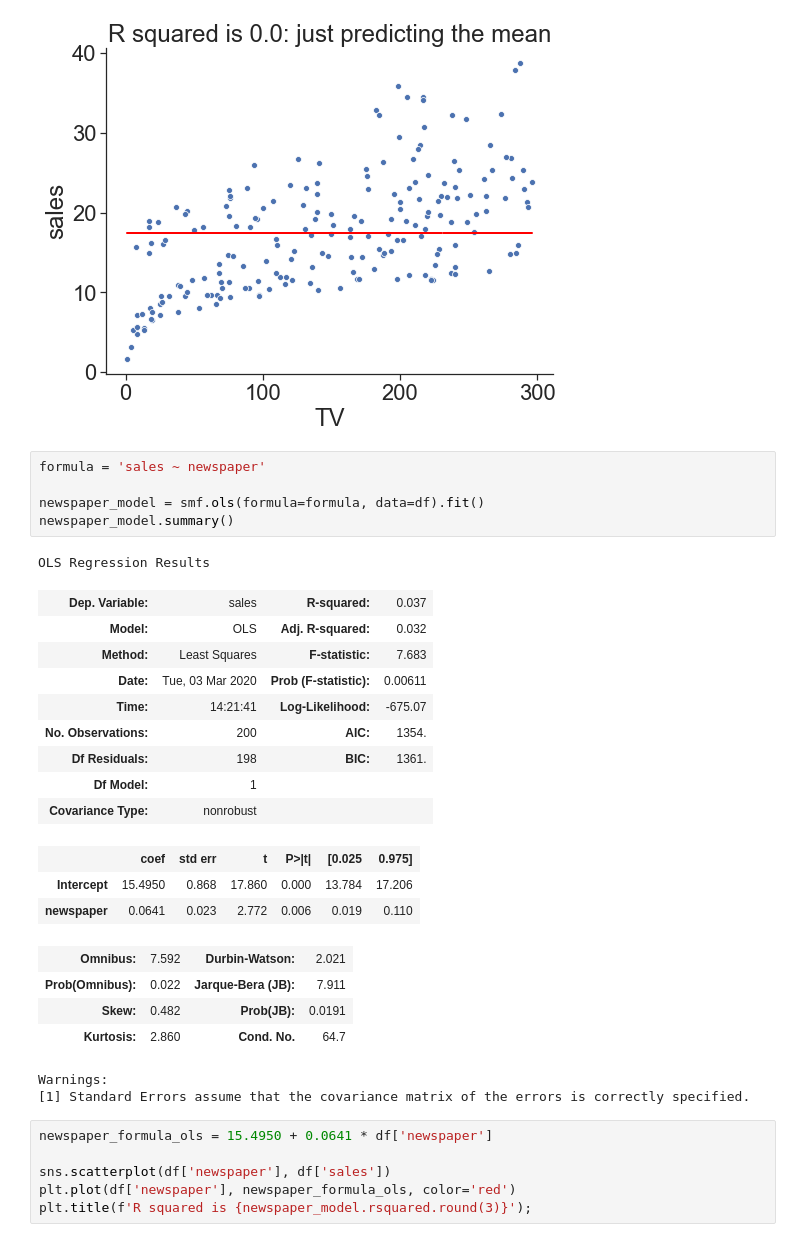
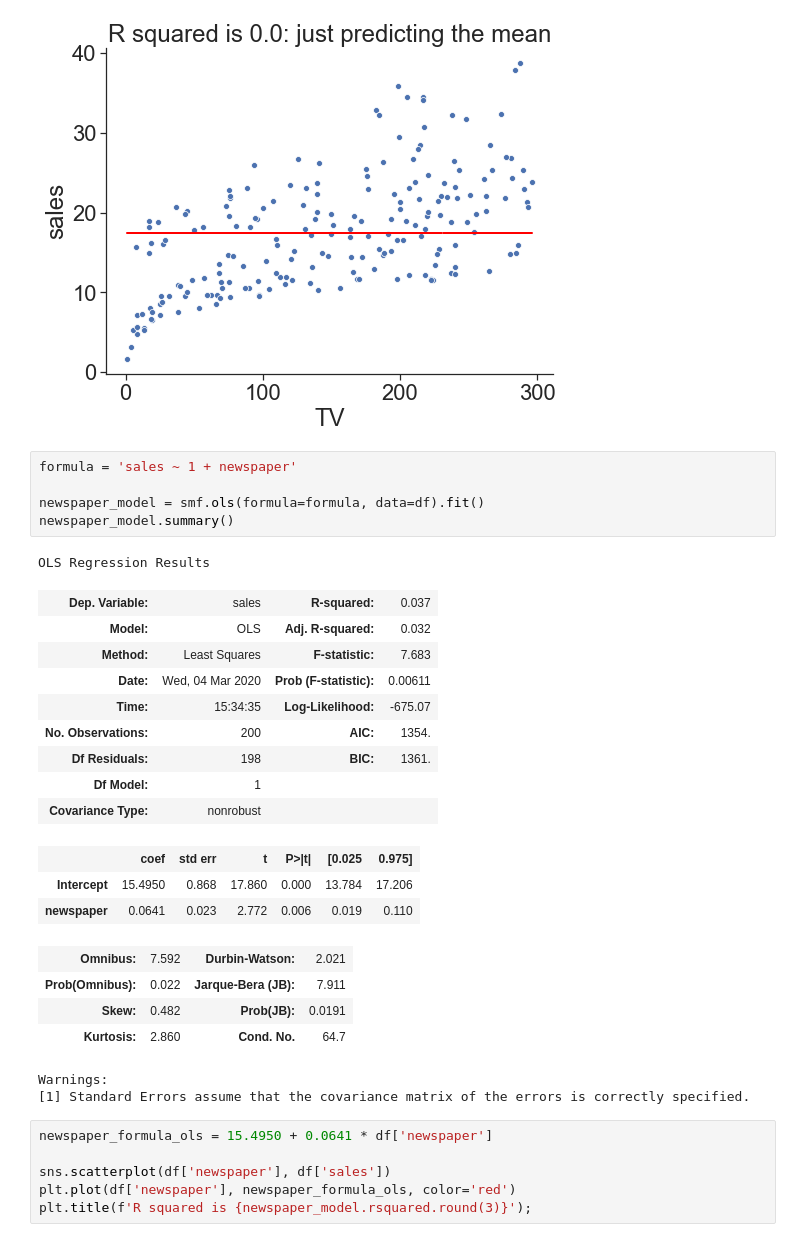
Before and after one commit to SandervandenOord/regression_training, a Jupyter notebook: 20200303_Regression_Better.ipynb, the cells around one changed output. Drawn from its saved outputs; the diff is of its cells as text.

```diff
--- a/20200303_Regression_Better.ipynb
+++ b/20200303_Regression_Better.ipynb
@@ -173,17 +216,17 @@ plt.title('R squared is 0.0: just predicting the mean');
 # %% [output]
 [figure]
 # %%
-formula = 'sales ~ newspaper'
+formula = 'sales ~ 1 + newspaper'
 
 newspaper_model = smf.ols(formula=formula, data=df).fit()
 newspaper_model.summary()
 # %% [output]
 OLS Regression Results
 | Dep. Variable: | sales | R-squared: | 0.037 |
 | Model: | OLS | Adj. R-squared: | 0.032 |
 | Method: | Least Squares | F-statistic: | 7.683 |
-| Date: | Tue, 03 Mar 2020 | Prob (F-statistic): | 0.00611 |
-| Time: | 14:21:41 | Log-Likelihood: | -675.07 |
+| Date: | Wed, 04 Mar 2020 | Prob (F-statistic): | 0.00611 |
+| Time: | 15:34:35 | Log-Likelihood: | -675.07 |
 | No. Observations: | 200 | AIC: | 1354. |
 | Df Residuals: | 198 | BIC: | 1361. |
 | Df Model: | 1 |  |  |
```
Also changed, not shown: parts of 34 cells of this notebook.
